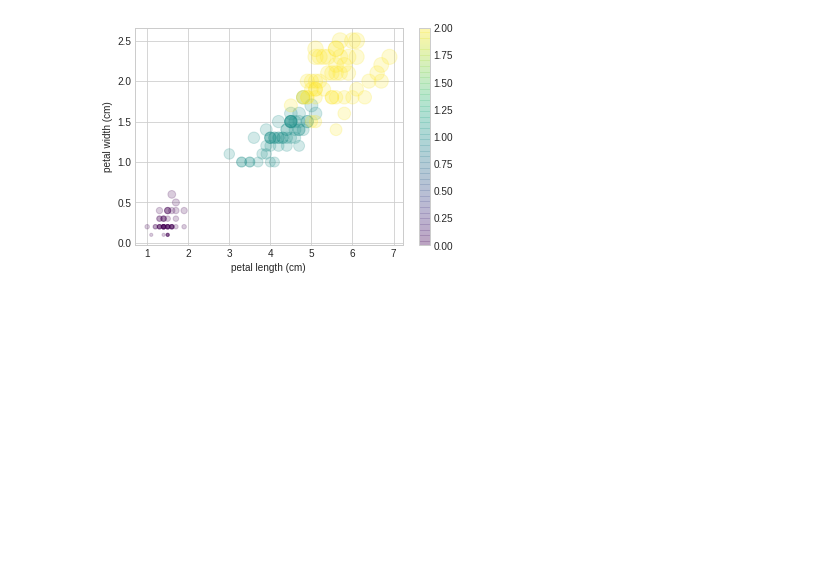
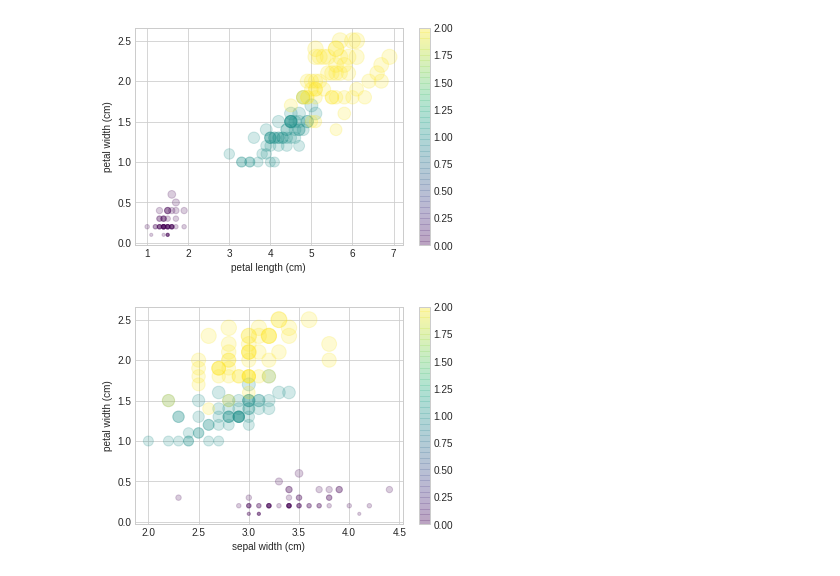
Before and after one commit to Marcos001/Unsupervised-ML, a Jupyter notebook: Introduction/graficos/scatter.ipynb, the cells around one changed output. Saved outputs shown, nothing was run; the diff lists cells and outputs as text; code cells hidden in the pictures; blank space fills up the shorter version.

```diff
--- a/Introduction/graficos/scatter.ipynb
+++ b/Introduction/graficos/scatter.ipynb
@@ -36,3 +36,10 @@ plt.ylabel(iris.feature_names[3])
 plt.colorbar();  # show color scale
 # %% [output]
 [figure]
+# %%
+plt.scatter(features[1], features[3], alpha=0.2, s=100*features[3], c=iris.target, cmap='viridis')
+plt.xlabel(iris.feature_names[1])
+plt.ylabel(iris.feature_names[3])
+plt.colorbar();  # show color scale
+# %% [output]
+[figure, added]
```
Also changed, not shown: parts of 1 cell of this notebook, 3 other files.
